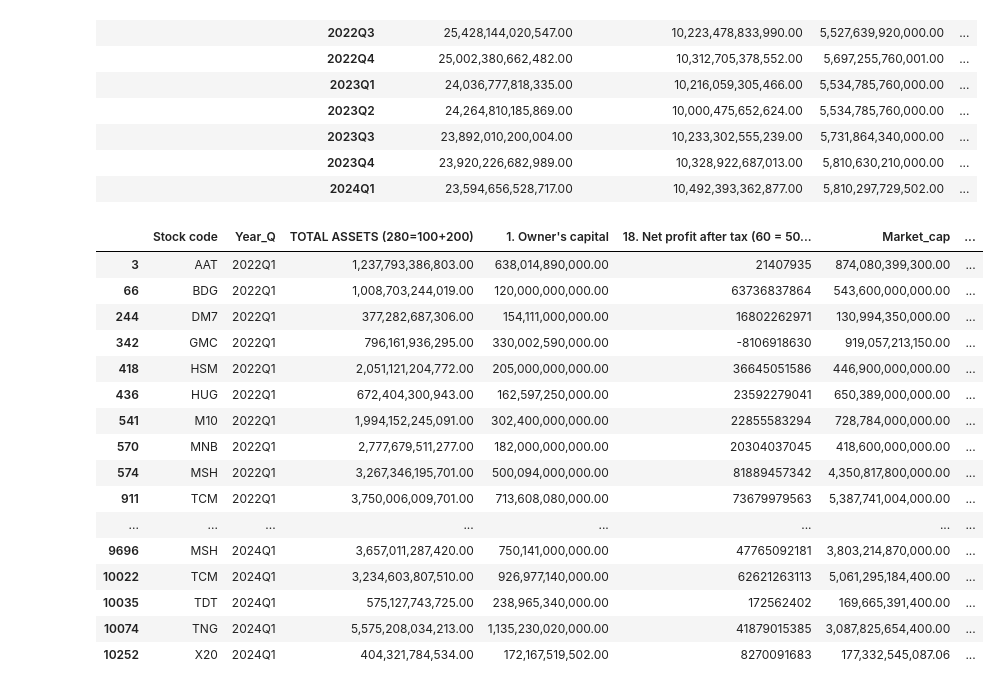
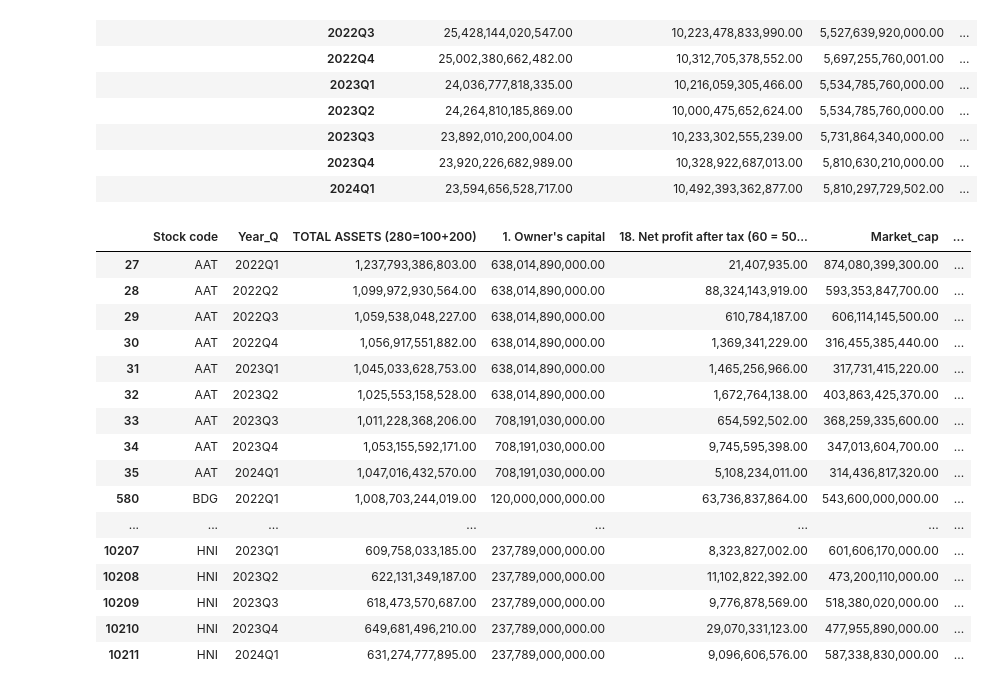
Before and after one commit to mrtotet/Statement_analyst_all_3, a Jupyter notebook: notebooks/data_from_vietstock/analyst.ipynb, the cells around one changed output. Saved outputs shown, nothing was run; the diff lists cells and outputs as text; code cells hidden in the pictures.

```diff
--- a/notebooks/data_from_vietstock/analyst.ipynb
+++ b/notebooks/data_from_vietstock/analyst.ipynb
@@ -168,33 +171,33 @@ Choose_sector_overview
 |  | 2023Q4 | 23,920,226,682,989.00 | 10,328,922,687,013.00 | 5,810,630,210,000.00 | ... |
 |  | 2024Q1 | 23,594,656,528,717.00 | 10,492,393,362,877.00 | 5,810,297,729,502.00 | ... |
 # %%
-Choose_sector_detailview = BCTC[BCTC['Sector (NAICS) Level 3']==Choose_sector][["Stock code","Year_Q","TOTAL ASSETS (280=100+200)","1. Owner's capital ",'18. Net profit after tax  (60 = 50 - 51 - 52)','Market_cap']]
+Choose_sector_detailview = BCTC[BCTC['Sector - ICB Level 4']==Choose_sector][["Stock code","Year_Q","TOTAL ASSETS (280=100+200)","1. Owner's capital ",'18. Net profit after tax  (60 = 50 - 51 - 52)','Market_cap']]
 Choose_sector_detailview['Last_Year_Quarter_Profit'] = Choose_sector_detailview.groupby(["Stock code"])['18. Net profit after tax  (60 = 50 - 51 - 52)'].shift(4)  #lay loi nhuan quy cung ky nam truoc
 Choose_sector_detailview['YoY_Growth_Quarter'] = (Choose_sector_detailview['18. Net profit after tax  (60 = 50 - 51 - 52)']/Choose_sector_detailview['Last_Year_Quarter_Profit']-1)*100
 Choose_sector_detailview['EPS_quarter'] = Choose_sector_detailview['18. Net profit after tax  (60 = 50 - 51 - 52)']/(Choose_sector_detailview["1. Owner's capital "]/10000)
 Choose_sector_detailview['Rolling_EPS_4Q'] = Choose_sector_detailview.groupby('Stock code')['EPS_quarter'].rolling(4).sum().reset_index(level=0, drop=True)
 Choose_sector_detailview['Rolling_Profit_4Q'] = Choose_sector_detailview.groupby('Stock code')['18. Net profit after tax  (60 = 50 - 51 - 52)'].rolling(4).sum().reset_index(level=0, drop=True)
 Choose_sector_detailview['Last_Year_Rolling_Profit_4Q'] = Choose_sector_detailview.groupby(["Stock code"])['Rolling_Profit_4Q'].shift(4)  #lay loi nhuan rolling  cung ky nam truoc
 Choose_sector_detailview['YoY_Growth_Rolling_Profit_4Q'] = (Choose_sector_detailview['Rolling_Profit_4Q']/Choose_sector_detailview['Last_Year_Rolling_Profit_4Q']-1)*100
 Choose_sector_detailview['Rolling_PE_4Q'] = Choose_sector_detailview['Market_cap']/Choose_sector_detailview['Rolling_Profit_4Q']
 Choose_sector_detailview['ROE(%)'] = Choose_sector_detailview['Rolling_Profit_4Q']*100/Choose_sector_detailview["1. Owner's capital "]
 Choose_sector_detailview['ROA(%)'] = Choose_sector_detailview['Rolling_Profit_4Q']*100/Choose_sector_detailview["TOTAL ASSETS (280=100+200)"]
 Choose_sector_detailview
 # %% [output]
 |  | Stock code | Year_Q | TOTAL ASSETS (280=100+200) | 1. Owner's capital | 18. Net profit after tax (60 = 50... | Market_cap | ... |
-| 3 | AAT | 2022Q1 | 1,237,793,386,803.00 | 638,014,890,000.00 | 21407935 | 874,080,399,300.00 | ... |
-| 66 | BDG | 2022Q1 | 1,008,703,244,019.00 | 120,000,000,000.00 | 63736837864 | 543,600,000,000.00 | ... |
-| 244 | DM7 | 2022Q1 | 377,282,687,306.00 | 154,111,000,000.00 | 16802262971 | 130,994,350,000.00 | ... |
-| 342 | GMC | 2022Q1 | 796,161,936,295.00 | 330,002,590,000.00 | -8106918630 | 919,057,213,150.00 | ... |
-| 418 | HSM | 2022Q1 | 2,051,121,204,772.00 | 205,000,000,000.00 | 36645051586 | 446,900,000,000.00 | ... |
-| 436 | HUG | 2022Q1 | 672,404,300,943.00 | 162,597,250,000.00 | 23592279041 | 650,389,000,000.00 | ... |
-| 541 | M10 | 2022Q1 | 1,994,152,245,091.00 | 302,400,000,000.00 | 22855583294 | 728,784,000,000.00 | ... |
-| 570 | MNB | 2022Q1 | 2,777,679,511,277.00 | 182,000,000,000.00 | 20304037045 | 418,600,000,000.00 | ... |
-| 574 | MSH | 2022Q1 | 3,267,346,195,701.00 | 500,094,000,000.00 | 81889457342 | 4,350,817,800,000.00 | ... |
-| 911 | TCM | 2022Q1 | 3,750,006,009,701.00 | 713,608,080,000.00 | 73679979563 | 5,387,741,004,000.00 | ... |
+| 27 | AAT | 2022Q1 | 1,237,793,386,803.00 | 638,014,890,000.00 | 21,407,935.00 | 874,080,399,300.00 | ... |
+| 28 | AAT | 2022Q2 | 1,099,972,930,564.00 | 638,014,890,000.00 | 88,324,143,919.00 | 593,353,847,700.00 | ... |
+| 29 | AAT | 2022Q3 | 1,059,538,048,227.00 | 638,014,890,000.00 | 610,784,187.00 | 606,114,145,500.00 | ... |
+| 30 | AAT | 2022Q4 | 1,056,917,551,882.00 | 638,014,890,000.00 | 1,369,341,229.00 | 316,455,385,440.00 | ... |
+| 31 | AAT | 2023Q1 | 1,045,033,628,753.00 | 638,014,890,000.00 | 1,465,256,966.00 | 317,731,415,220.00 | ... |
+| 32 | AAT | 2023Q2 | 1,025,553,158,528.00 | 638,014,890,000.00 | 1,672,764,138.00 | 403,863,425,370.00 | ... |
+| 33 | AAT | 2023Q3 | 1,011,228,368,206.00 | 708,191,030,000.00 | 654,592,502.00 | 368,259,335,600.00 | ... |
+| 34 | AAT | 2023Q4 | 1,053,155,592,171.00 | 708,191,030,000.00 | 9,745,595,398.00 | 347,013,604,700.00 | ... |
+| 35 | AAT | 2024Q1 | 1,047,016,432,570.00 | 708,191,030,000.00 | 5,108,234,011.00 | 314,436,817,320.00 | ... |
+| 580 | BDG | 2022Q1 | 1,008,703,244,019.00 | 120,000,000,000.00 | 63,736,837,864.00 | 543,600,000,000.00 | ... |
 | ... | ... | ... | ... | ... | ... | ... | ... |
-| 9696 | MSH | 2024Q1 | 3,657,011,287,420.00 | 750,141,000,000.00 | 47765092181 | 3,803,214,870,000.00 | ... |
-| 10022 | TCM | 2024Q1 | 3,234,603,807,510.00 | 926,977,140,000.00 | 62621263113 | 5,061,295,184,400.00 | ... |
-| 10035 | TDT | 2024Q1 | 575,127,743,725.00 | 238,965,340,000.00 | 172562402 | 169,665,391,400.00 | ... |
-| 10074 | TNG | 2024Q1 | 5,575,208,034,213.00 | 1,135,230,020,000.00 | 41879015385 | 3,087,825,654,400.00 | ... |
-| 10252 | X20 | 2024Q1 | 404,321,784,534.00 | 172,167,519,502.00 | 8270091683 | 177,332,545,087.06 | ... |
+| 10207 | HNI | 2023Q1 | 609,758,033,185.00 | 237,789,000,000.00 | 8,323,827,002.00 | 601,606,170,000.00 | ... |
+| 10208 | HNI | 2023Q2 | 622,131,349,187.00 | 237,789,000,000.00 | 11,102,822,392.00 | 473,200,110,000.00 | ... |
+| 10209 | HNI | 2023Q3 | 618,473,570,687.00 | 237,789,000,000.00 | 9,776,878,569.00 | 518,380,020,000.00 | ... |
+| 10210 | HNI | 2023Q4 | 649,681,496,210.00 | 237,789,000,000.00 | 29,070,331,123.00 | 477,955,890,000.00 | ... |
+| 10211 | HNI | 2024Q1 | 631,274,777,895.00 | 237,789,000,000.00 | 9,096,606,576.00 | 587,338,830,000.00 | ... |
```
Also changed, not shown: parts of 5 cells of this notebook.
